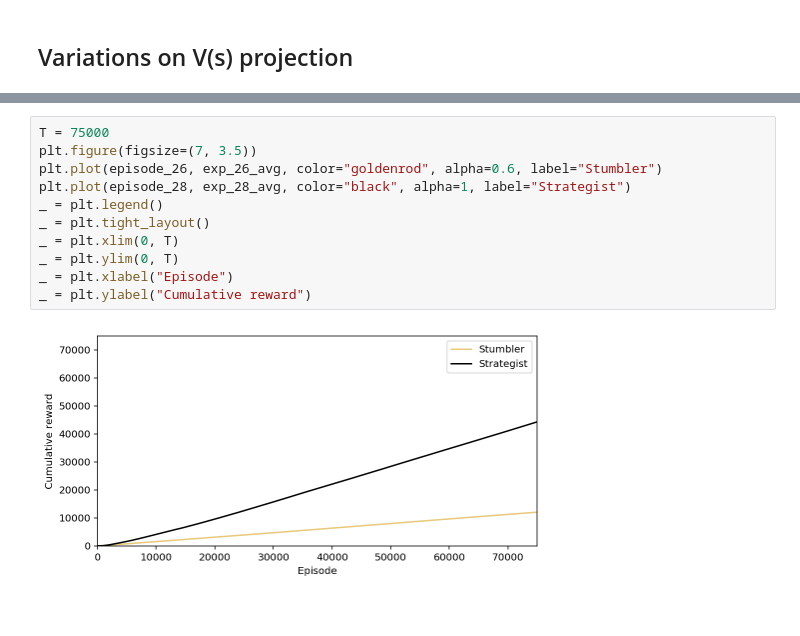
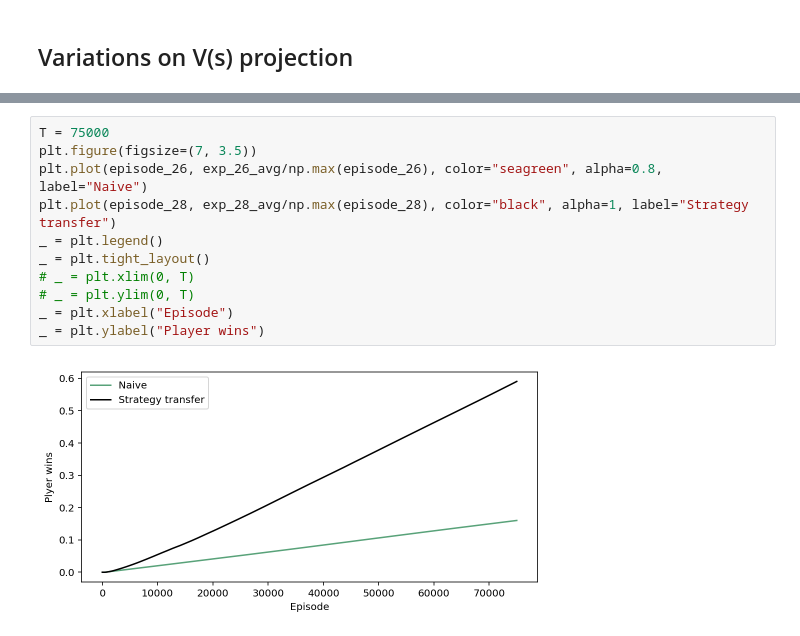
Before and after one commit to CoAxLab/azad, a Jupyter notebook: notebooks/wythoff_exp25_28.ipynb, the cells around one changed output, grey strips where cells are left out. Drawn from its saved outputs; the diff is of its cells as text.

```diff
--- a/notebooks/wythoff_exp25_28.ipynb
+++ b/notebooks/wythoff_exp25_28.ipynb
@@ -111,13 +111,13 @@ _ = plt.ylabel("Cumulative reward")
 # %%
 T = 75000
 plt.figure(figsize=(7, 3.5))
-plt.plot(episode_26, exp_26_avg, color="goldenrod", alpha=0.6, label="Stumbler")
-plt.plot(episode_28, exp_28_avg, color="black", alpha=1, label="Strategist")
+plt.plot(episode_26, exp_26_avg/np.max(episode_26), color="seagreen", alpha=0.8, label="Naive")
+plt.plot(episode_28, exp_28_avg/np.max(episode_28), color="black", alpha=1, label="Strategy transfer")
 _ = plt.legend()
 _ = plt.tight_layout()
-_ = plt.xlim(0, T)
-_ = plt.ylim(0, T)
+# _ = plt.xlim(0, T)
+# _ = plt.ylim(0, T)
 _ = plt.xlabel("Episode")
-_ = plt.ylabel("Cumulative reward")
+_ = plt.ylabel("Player wins")
 # %% [output]
-[figure, old version]
+[figure, new version]
```
Also changed, not shown: parts of 3 cells of this notebook, 1 other file.
